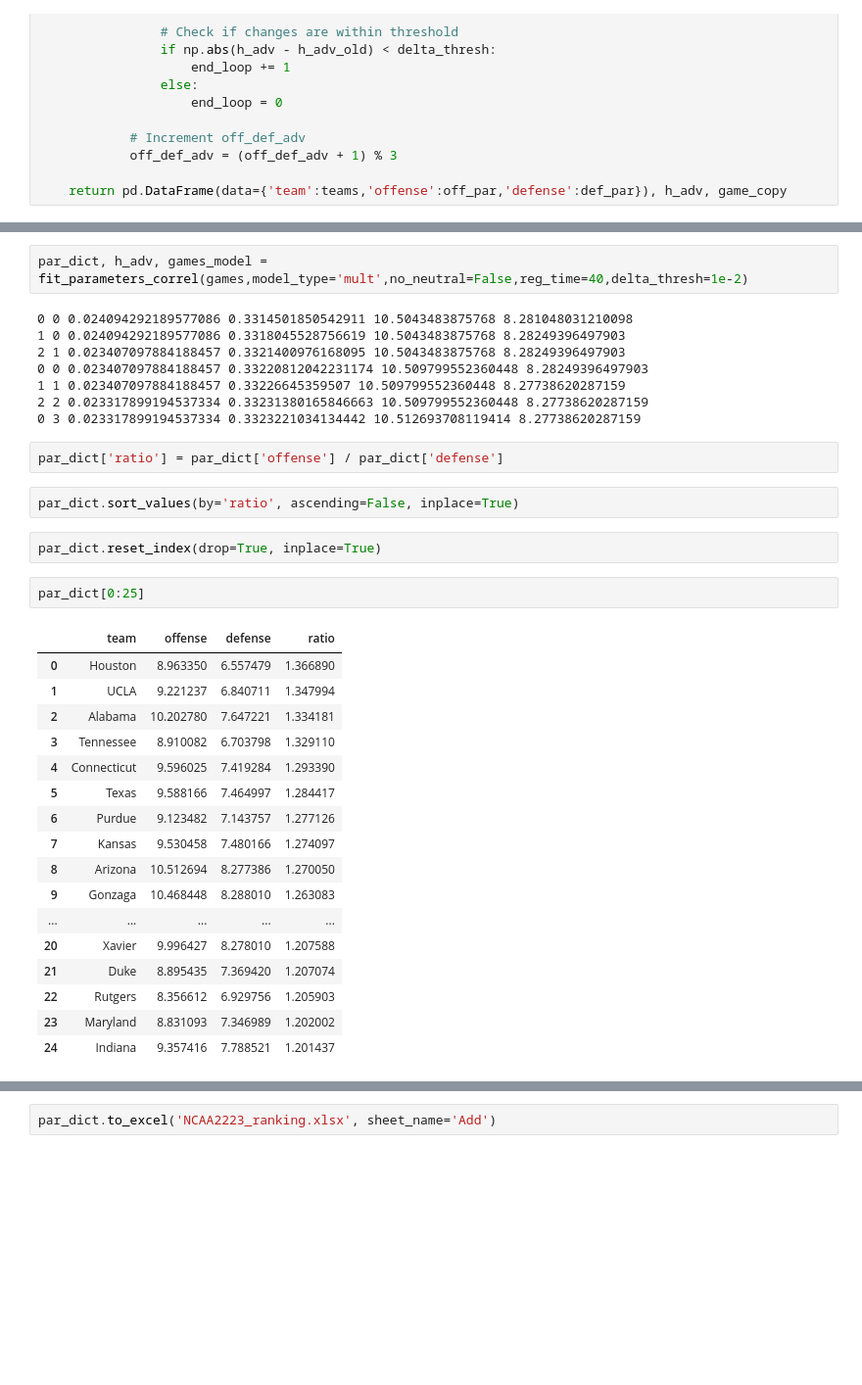
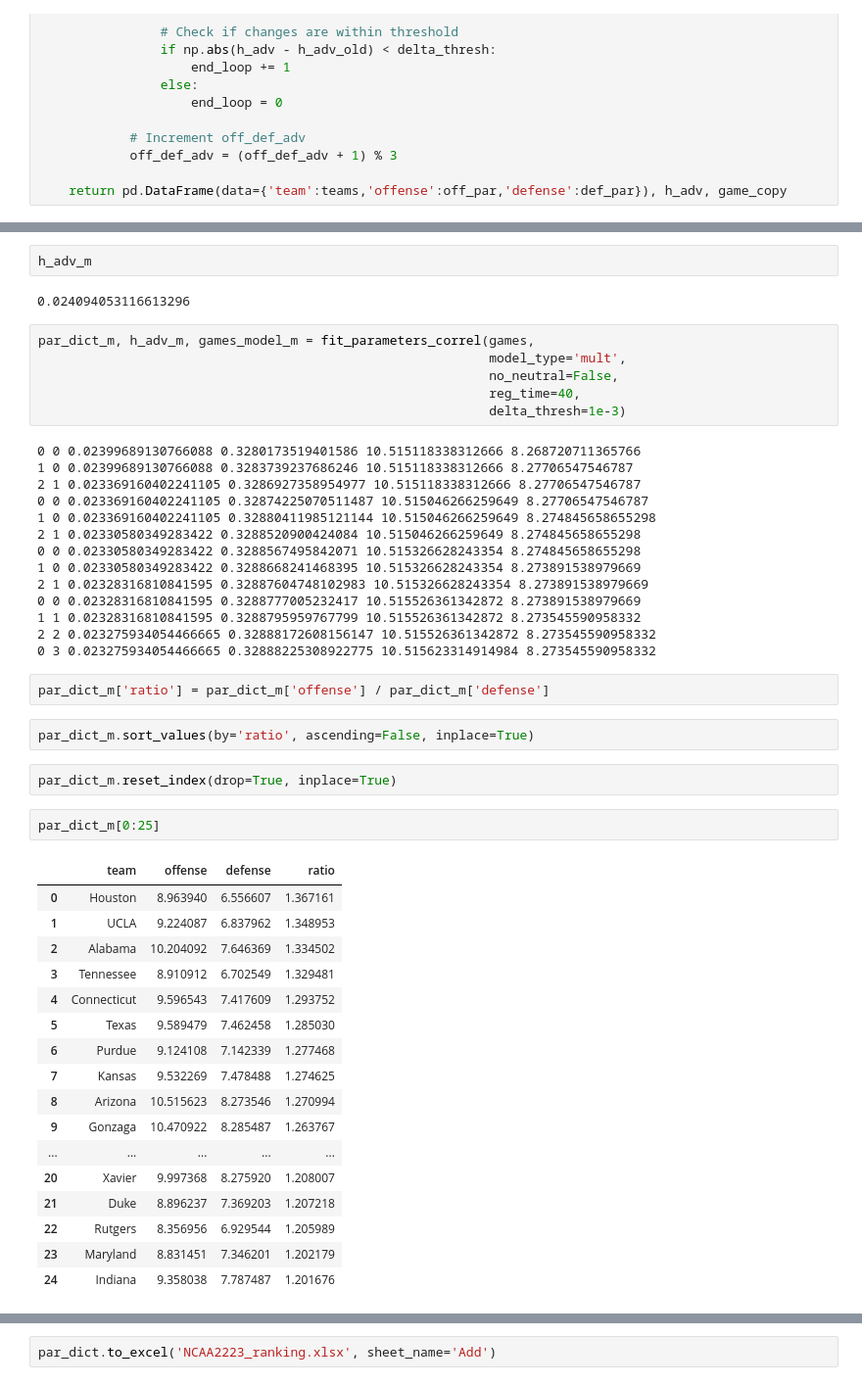
Before and after one commit to daviderics/Basketball-Model, a Jupyter notebook: bball_modeler.ipynb, the cells around one changed output, grey strips where cells are left out. Shown at 98% size. Cells and saved outputs as stored; diff of their text form; blank space fills up the shorter version.

```diff
--- a/bball_modeler.ipynb
+++ b/bball_modeler.ipynb
@@ -911,36 +940,50 @@ def fit_parameters_correl(game_data,
+# %%
+h_adv_m
+# %% [output]
+0.024094053116613296
 # %%
-par_dict, h_adv, games_model = fit_parameters_correl(games,model_type='mult',no_neutral=False,reg_time=40,delta_thresh=1e-2)
+par_dict_m, h_adv_m, games_model_m = fit_parameters_correl(games,
+                                                           model_type='mult',
+                                                           no_neutral=False,
+                                                           reg_time=40,
+                                                           delta_thresh=1e-3)
 # %% [output]
-0 0 0.024094292189577086 0.3314501850542911 10.5043483875768 8.281048031210098
-1 0 0.024094292189577086 0.3318045528756619 10.5043483875768 8.28249396497903
-2 1 0.023407097884188457 0.3321400976168095 10.5043483875768 8.28249396497903
-0 0 0.023407097884188457 0.33220812042231174 10.509799552360448 8.28249396497903
-1 1 0.023407097884188457 0.33226645359507 10.509799552360448 8.27738620287159
-2 2 0.023317899194537334 0.33231380165846663 10.509799552360448 8.27738620287159
-0 3 0.023317899194537334 0.3323221034134442 10.512693708119414 8.27738620287159
+0 0 0.02399689130766088 0.3280173519401586 10.515118338312666 8.268720711365766
+1 0 0.02399689130766088 0.3283739237686246 10.515118338312666 8.27706547546787
+2 1 0.023369160402241105 0.3286927358954977 10.515118338312666 8.27706547546787
+0 0 0.023369160402241105 0.32874225070511487 10.515046266259649 8.27706547546787
+1 0 0.023369160402241105 0.32880411985121144 10.515046266259649 8.274845658655298
+2 1 0.02330580349283422 0.3288520900424084 10.515046266259649 8.274845658655298
+0 0 0.02330580349283422 0.3288567495842071 10.515326628243354 8.274845658655298
+1 0 0.02330580349283422 0.3288668241468395 10.515326628243354 8.273891538979669
+2 1 0.02328316810841595 0.32887604748102983 10.515326628243354 8.273891538979669
+0 0 0.02328316810841595 0.3288777005232417 10.515526361342872 8.273891538979669
+1 1 0.02328316810841595 0.3288795959767799 10.515526361342872 8.273545590958332
+2 2 0.023275934054466665 0.32888172608156147 10.515526361342872 8.273545590958332
+0 3 0.023275934054466665 0.32888225308922775 10.515623314914984 8.273545590958332
 # %%
-par_dict['ratio'] = par_dict['offense'] / par_dict['defense']
+par_dict_m['ratio'] = par_dict_m['offense'] / par_dict_m['defense']
 # %%
-par_dict.sort_values(by='ratio', ascending=False, inplace=True)
+par_dict_m.sort_values(by='ratio', ascending=False, inplace=True)
 # %%
-par_dict.reset_index(drop=True, inplace=True)
+par_dict_m.reset_index(drop=True, inplace=True)
 # %%
-par_dict[0:25]
+par_dict_m[0:25]
 # %% [output]
 |  | team | offense | defense | ratio |
-| 0 | Houston | 8.963350 | 6.557479 | 1.366890 |
-| 1 | UCLA | 9.221237 | 6.840711 | 1.347994 |
-| 2 | Alabama | 10.202780 | 7.647221 | 1.334181 |
-| 3 | Tennessee | 8.910082 | 6.703798 | 1.329110 |
-| 4 | Connecticut | 9.596025 | 7.419284 | 1.293390 |
-| 5 | Texas | 9.588166 | 7.464997 | 1.284417 |
-| 6 | Purdue | 9.123482 | 7.143757 | 1.277126 |
-| 7 | Kansas | 9.530458 | 7.480166 | 1.274097 |
-| 8 | Arizona | 10.512694 | 8.277386 | 1.270050 |
-| 9 | Gonzaga | 10.468448 | 8.288010 | 1.263083 |
+| 0 | Houston | 8.963940 | 6.556607 | 1.367161 |
+| 1 | UCLA | 9.224087 | 6.837962 | 1.348953 |
+| 2 | Alabama | 10.204092 | 7.646369 | 1.334502 |
+| 3 | Tennessee | 8.910912 | 6.702549 | 1.329481 |
+| 4 | Connecticut | 9.596543 | 7.417609 | 1.293752 |
+| 5 | Texas | 9.589479 | 7.462458 | 1.285030 |
+| 6 | Purdue | 9.124108 | 7.142339 | 1.277468 |
+| 7 | Kansas | 9.532269 | 7.478488 | 1.274625 |
+| 8 | Arizona | 10.515623 | 8.273546 | 1.270994 |
+| 9 | Gonzaga | 10.470922 | 8.285487 | 1.263767 |
 | ... | ... | ... | ... | ... |
-| 20 | Xavier | 9.996427 | 8.278010 | 1.207588 |
-| 21 | Duke | 8.895435 | 7.369420 | 1.207074 |
-| 22 | Rutgers | 8.356612 | 6.929756 | 1.205903 |
-| 23 | Maryland | 8.831093 | 7.346989 | 1.202002 |
-| 24 | Indiana | 9.357416 | 7.788521 | 1.201437 |
+| 20 | Xavier | 9.997368 | 8.275920 | 1.208007 |
+| 21 | Duke | 8.896237 | 7.369203 | 1.207218 |
+| 22 | Rutgers | 8.356956 | 6.929544 | 1.205989 |
+| 23 | Maryland | 8.831451 | 7.346201 | 1.202179 |
+| 24 | Indiana | 9.358038 | 7.787487 | 1.201676 |
```
Also changed, not shown: parts of 18 cells of this notebook.
